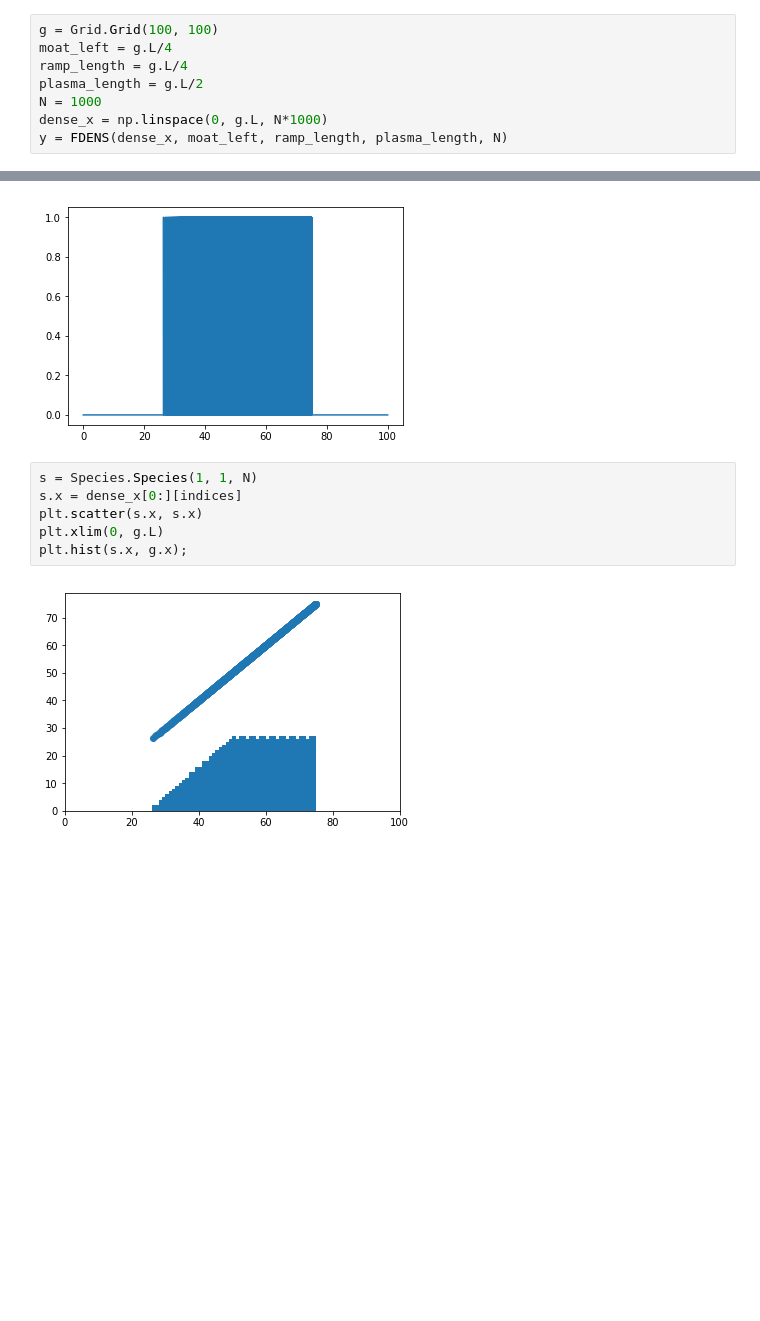
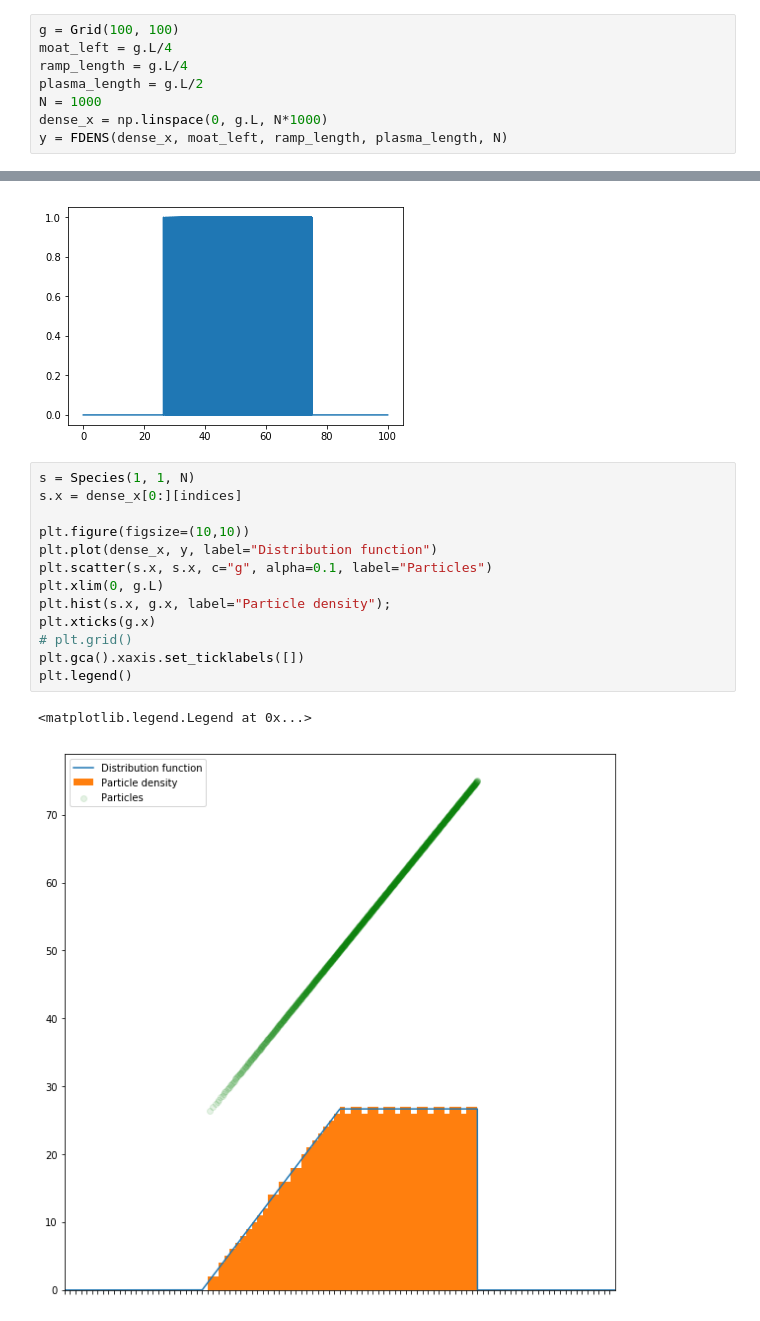
Before and after one commit to wphu/PythonPIC, a Jupyter notebook: docs/ipynb/particle_loading.ipynb, the cells around one changed output, grey strips where cells are left out. Cells and saved outputs as stored; diff of their text form; blank space fills up the shorter version.

Commit message:
Particle position loading

```diff
--- a/docs/ipynb/particle_loading.ipynb
+++ b/docs/ipynb/particle_loading.ipynb
@@ -19,7 +20,7 @@ def FDENS(x, moat_left, ramp_length, plasma_length, N):
     result[region3] = normalization
     return result
 # %%
-g = Grid.Grid(100, 100)
+g = Grid(100, 100)
 moat_left = g.L/4
 ramp_length = g.L/4
 plasma_length = g.L/2
@@ -40,11 +41,19 @@ plt.plot(dense_x[:-2], indices)
 [<matplotlib.lines.Line2D at 0x...>]
 [figure]
 # %%
-s = Species.Species(1, 1, N)
+s = Species(1, 1, N)
 s.x = dense_x[0:][indices]
-plt.scatter(s.x, s.x)
+
+plt.figure(figsize=(10,10))
+plt.plot(dense_x, y, label="Distribution function")
+plt.scatter(s.x, s.x, c="g", alpha=0.1, label="Particles")
 plt.xlim(0, g.L)
-plt.hist(s.x, g.x);
+plt.hist(s.x, g.x, label="Particle density");
+plt.xticks(g.x)
+# plt.grid()
+plt.gca().xaxis.set_ticklabels([])
+plt.legend()
 # %% [output]
+<matplotlib.legend.Legend at 0x...>
-[figure, old version]
+[figure, new version]
 # %%
```
Also changed, not shown: parts of 4 cells of this notebook, 5 other files.
